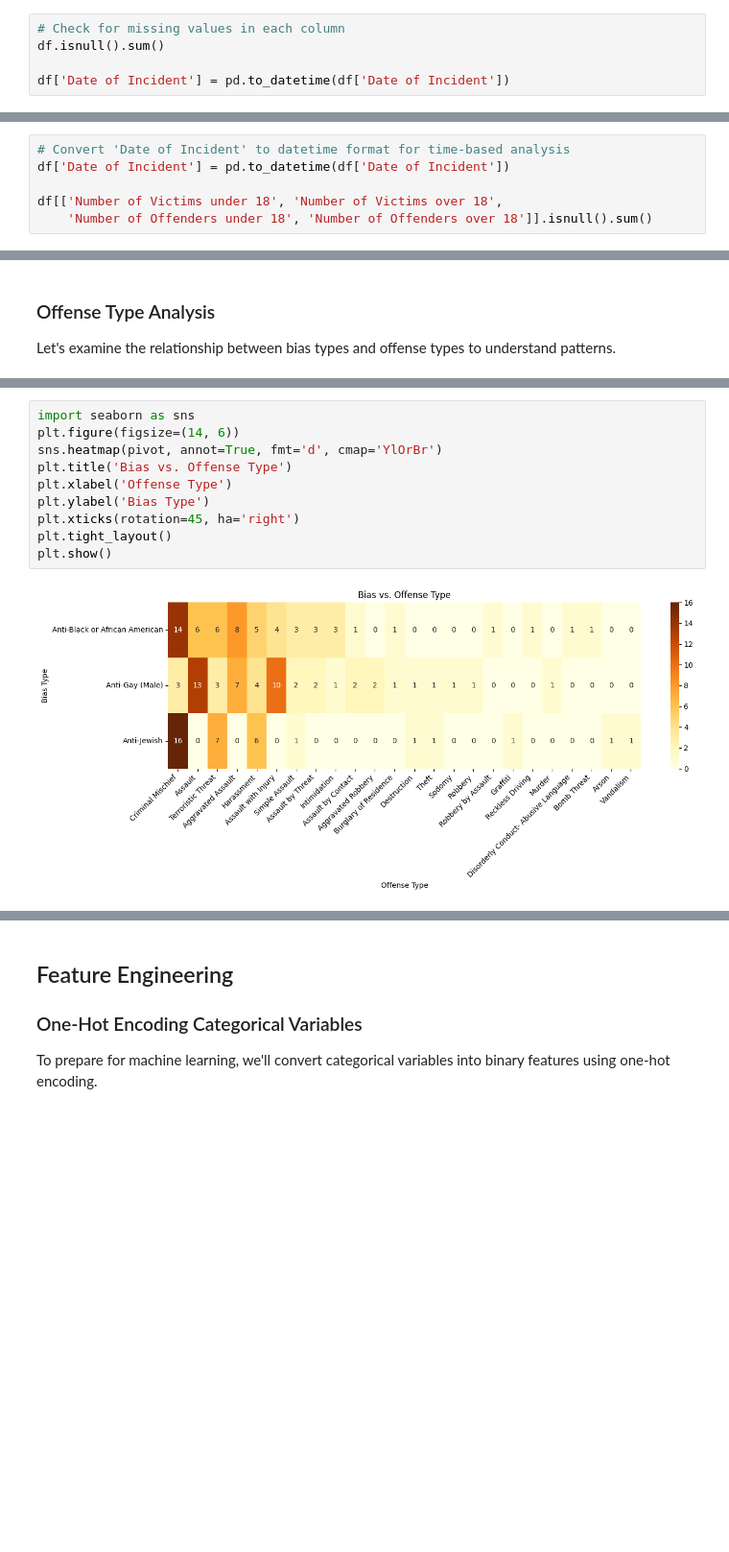
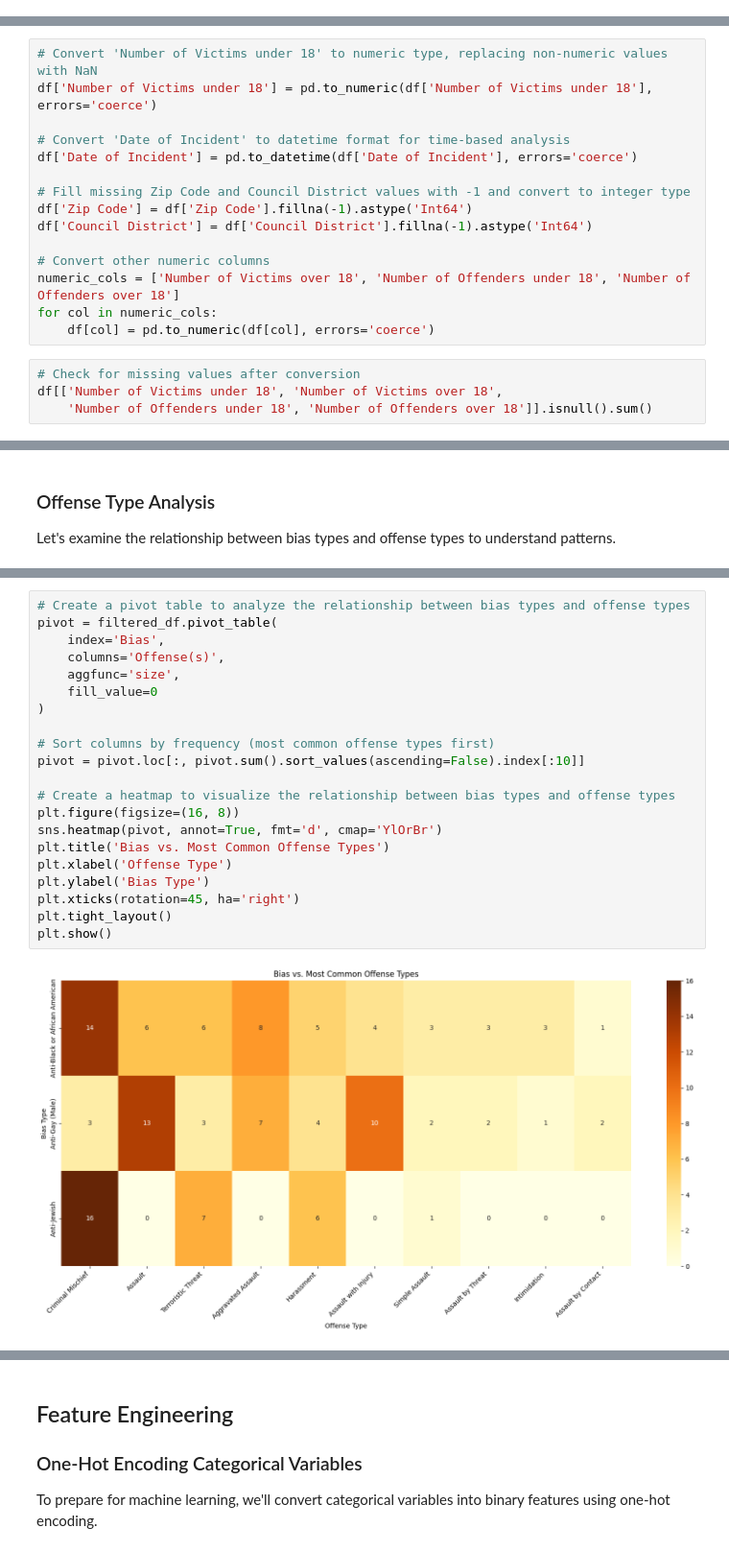
Before and after one commit to Valiarkk/hate-crime-data-mining, a Jupyter notebook: notebooks/hate-crime.ipynb, the cells around one changed output, grey strips where cells are left out. Shown at 96% size. Saved outputs shown, nothing was run; the diff lists cells and outputs as text; blank space fills up the shorter version.

```diff
--- a/notebooks/hate-crime.ipynb
+++ b/notebooks/hate-crime.ipynb
@@ -114,5 +132,0 @@ df['Number of Victims under 18'] = pd.to_numeric(df['Number of Victims under 18'
-# %%
-# Check for missing values in each column
-df.isnull().sum()
-
-df['Date of Incident'] = pd.to_datetime(df['Date of Incident'])
@@ -129,7 +138,20 @@ df['Number of Victims under 18'] = pd.to_numeric(df['Number of Victims under 18'
+# %%
+# Convert 'Number of Victims under 18' to numeric type, replacing non-numeric values with NaN
+df['Number of Victims under 18'] = pd.to_numeric(df['Number of Victims under 18'], errors='coerce')
+
+# Convert 'Date of Incident' to datetime format for time-based analysis
+df['Date of Incident'] = pd.to_datetime(df['Date of Incident'], errors='coerce')
+
+# Fill missing Zip Code and Council District values with -1 and convert to integer type
+df['Zip Code'] = df['Zip Code'].fillna(-1).astype('Int64')
+df['Council District'] = df['Council District'].fillna(-1).astype('Int64')
+
+# Convert other numeric columns
+numeric_cols = ['Number of Victims over 18', 'Number of Offenders under 18', 'Number of Offenders over 18']
+for col in numeric_cols:
+    df[col] = pd.to_numeric(df[col], errors='coerce')
 # %%
-# Convert 'Date of Incident' to datetime format for time-based analysis
-df['Date of Incident'] = pd.to_datetime(df['Date of Incident'])
-
+# Check for missing values after conversion
 df[['Number of Victims under 18', 'Number of Victims over 18',
     'Number of Offenders under 18', 'Number of Offenders over 18']].isnull().sum()
 # %% [output]
@@ -233,12 +233,23 @@ pivot = pivot.loc[:, pivot.sum().sort_values(ascending=False).index]
 # %%
-import seaborn as sns
-plt.figure(figsize=(14, 6))
+# Create a pivot table to analyze the relationship between bias types and offense types
+pivot = filtered_df.pivot_table(
+    index='Bias',
+    columns='Offense(s)',
+    aggfunc='size',
+    fill_value=0
+)
+
+# Sort columns by frequency (most common offense types first)
+pivot = pivot.loc[:, pivot.sum().sort_values(ascending=False).index[:10]]
+
+# Create a heatmap to visualize the relationship between bias types and offense types
+plt.figure(figsize=(16, 8))
 sns.heatmap(pivot, annot=True, fmt='d', cmap='YlOrBr')
-plt.title('Bias vs. Offense Type')
+plt.title('Bias vs. Most Common Offense Types')
 plt.xlabel('Offense Type')
 plt.ylabel('Bias Type')
 plt.xticks(rotation=45, ha='right')
 plt.tight_layout()
 plt.show()
 # %% [output]
-[figure, old version]
+[figure, new version]
```
Also changed, not shown: parts of 71 cells of this notebook, 4 other files.
